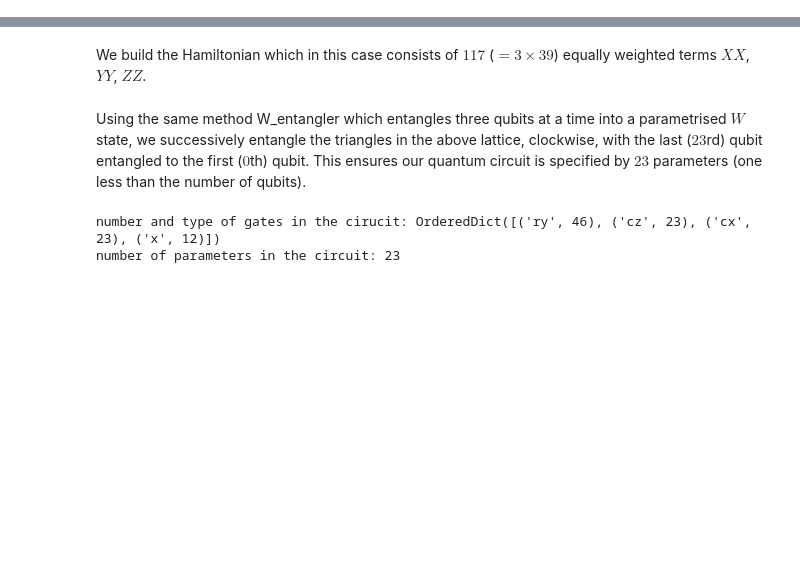
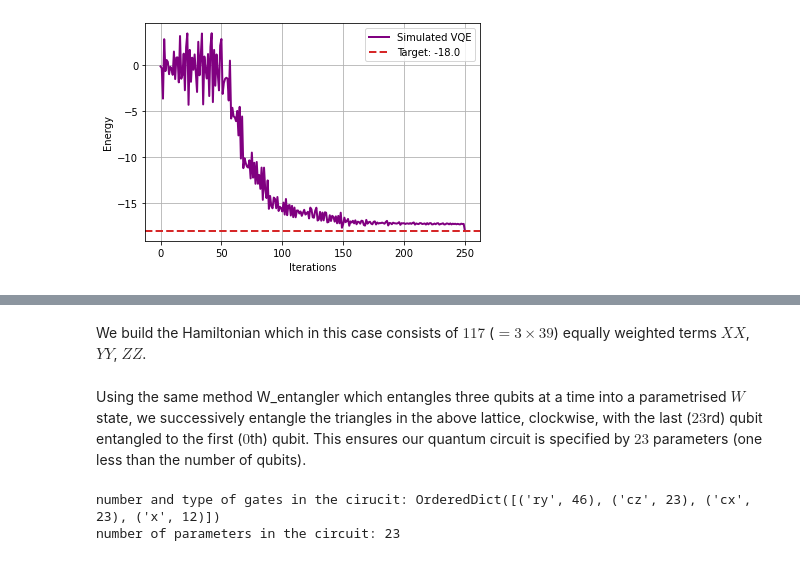
Before and after one commit to tkecker/open-science-prize-2022, a Jupyter notebook: TheKeck_submission.ipynb, the cells around one changed output, grey strips where cells are left out. Saved outputs shown, nothing was run; the diff lists cells and outputs as text; code cells hidden in the pictures; blank space fills up the shorter version.

```diff
--- a/TheKeck_submission.ipynb
+++ b/TheKeck_submission.ipynb
@@ -2,0 +228,4 @@ We now consider a lattice consisting of 3 adjacent Kagome cells, made up of $24$
+# %%
+intermediate_info_sim = []
+def callback_sim(value):
+        intermediate_info_sim.append(value)
@@ -2,0 +263,13 @@ We now consider a lattice consisting of 3 adjacent Kagome cells, made up of $24$
+# %%
+# plot the convergence of the VQE iterations to the ground state energy
+plt.plot(intermediate_info_sim, color='purple', lw=2, label='Simulated VQE')
+plt.ylabel('Energy')
+plt.xlabel('Iterations')
+# Exact ground state energy value
+gs_energy = -18.0
+plt.axhline(y=gs_energy, color="tab:red", ls="--", lw=2, label="Target: " + str(gs_energy))
+plt.legend()
+plt.grid()
+plt.show()
+# %% [output]
+[figure, added]
```
Also changed, not shown: parts of 33 cells of this notebook, 1 other file.
